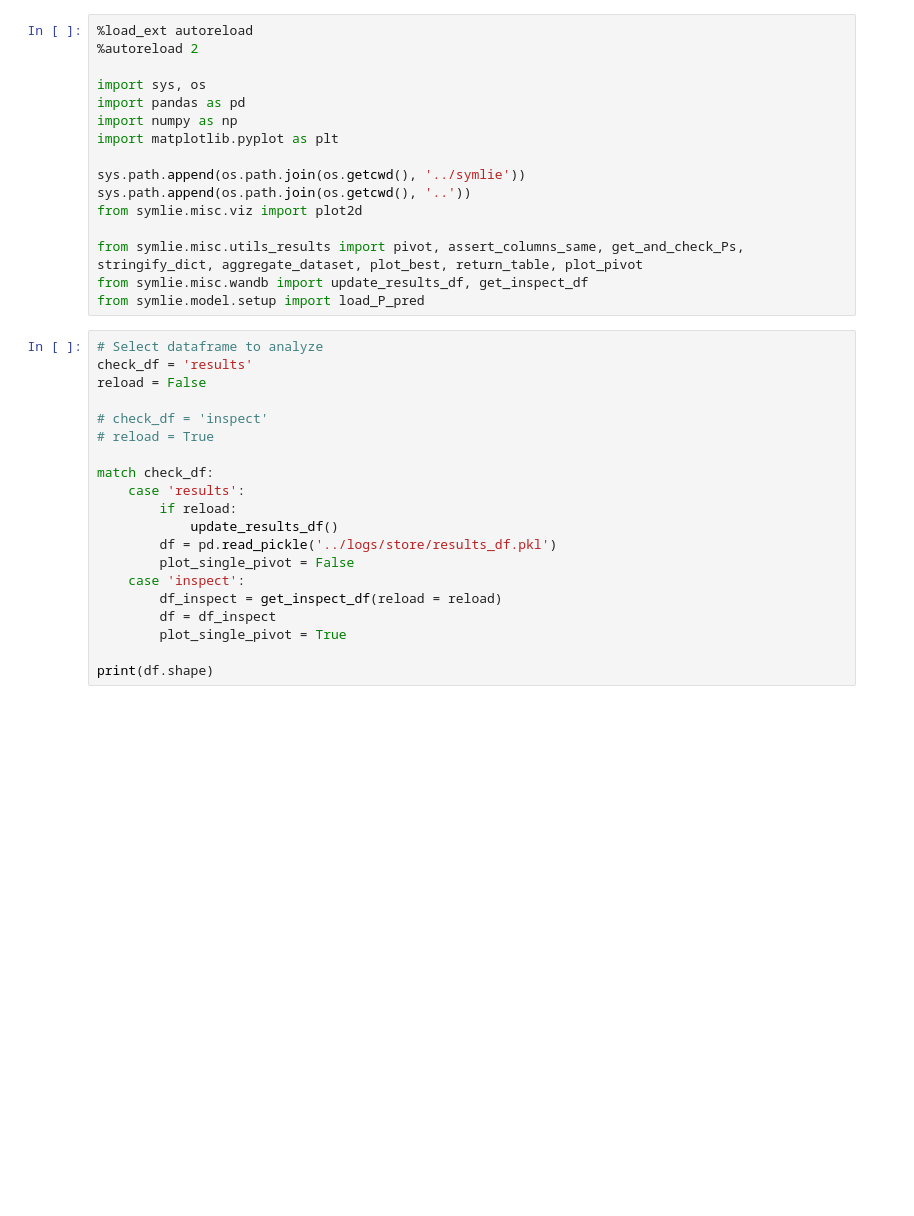
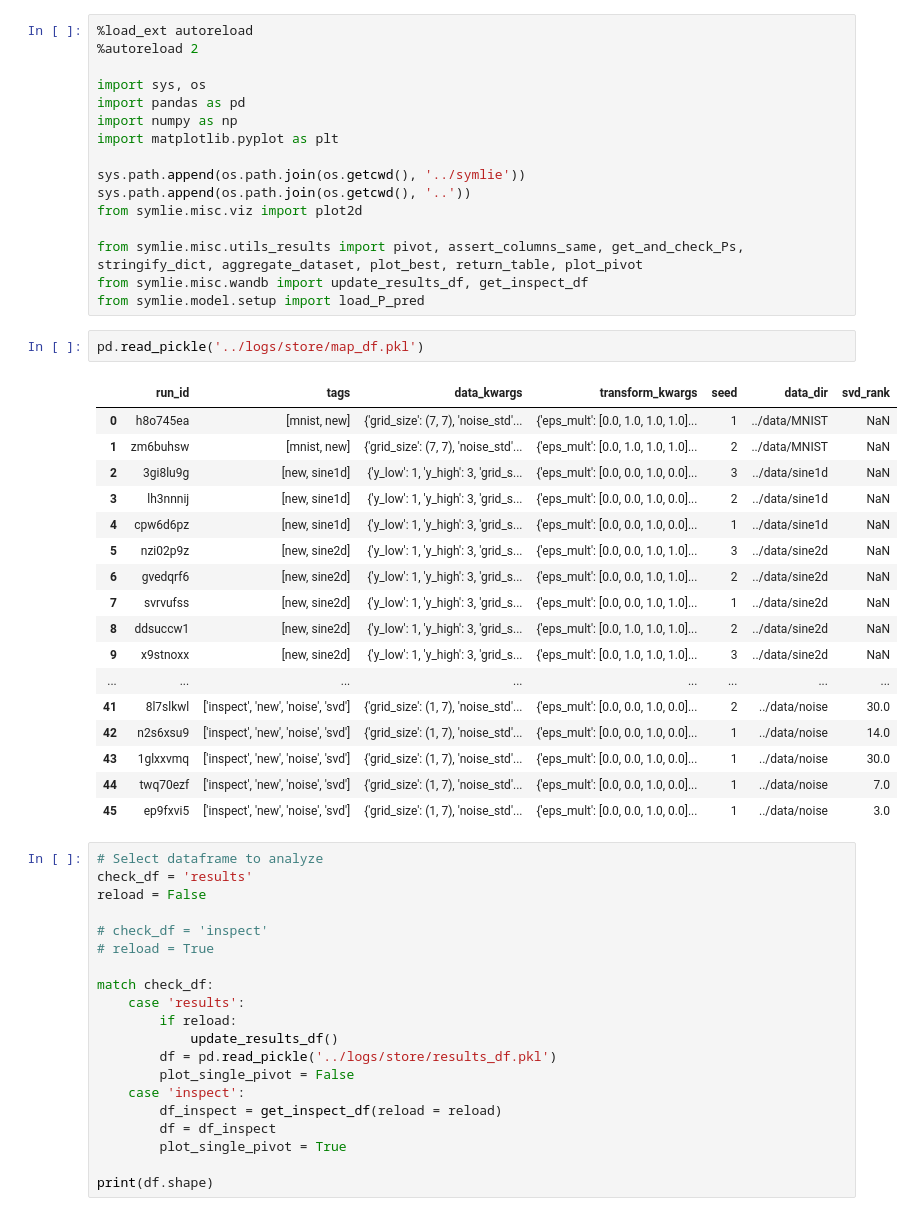
Before and after one commit to elidub/SymPDE, a Jupyter notebook: notebooks_symlie/results_step12.ipynb, the cells around one changed output. Saved outputs shown, nothing was run; the diff lists cells and outputs as text; blank space fills up the shorter version.

```diff
--- a/notebooks_symlie/results_step12.ipynb
+++ b/notebooks_symlie/results_step12.ipynb
@@ -14,6 +14,26 @@ from symlie.misc.viz import plot2d
 from symlie.misc.utils_results import pivot, assert_columns_same, get_and_check_Ps, stringify_dict, aggregate_dataset, plot_best, return_table, plot_pivot
 from symlie.misc.wandb import update_results_df, get_inspect_df
 from symlie.model.setup import load_P_pred
+# %%
+pd.read_pickle('../logs/store/map_df.pkl')
+# %% [output]
+|  | run_id | tags | data_kwargs | transform_kwargs | seed | data_dir | svd_rank |
+| 0 | h8o745ea | [mnist, new] | {'grid_size': (7, 7), 'noise_std'... | {'eps_mult': [0.0, 1.0, 1.0, 1.0]... | 1 | ../data/MNIST | NaN |
+| 1 | zm6buhsw | [mnist, new] | {'grid_size': (7, 7), 'noise_std'... | {'eps_mult': [0.0, 1.0, 1.0, 1.0]... | 2 | ../data/MNIST | NaN |
+| 2 | 3gi8lu9g | [new, sine1d] | {'y_low': 1, 'y_high': 3, 'grid_s... | {'eps_mult': [0.0, 0.0, 1.0, 0.0]... | 3 | ../data/sine1d | NaN |
+| 3 | lh3nnnij | [new, sine1d] | {'y_low': 1, 'y_high': 3, 'grid_s... | {'eps_mult': [0.0, 0.0, 1.0, 0.0]... | 2 | ../data/sine1d | NaN |
+| 4 | cpw6d6pz | [new, sine1d] | {'y_low': 1, 'y_high': 3, 'grid_s... | {'eps_mult': [0.0, 0.0, 1.0, 0.0]... | 1 | ../data/sine1d | NaN |
+| 5 | nzi02p9z | [new, sine2d] | {'y_low': 1, 'y_high': 3, 'grid_s... | {'eps_mult': [0.0, 0.0, 1.0, 1.0]... | 3 | ../data/sine2d | NaN |
+| 6 | gvedqrf6 | [new, sine2d] | {'y_low': 1, 'y_high': 3, 'grid_s... | {'eps_mult': [0.0, 0.0, 1.0, 1.0]... | 2 | ../data/sine2d | NaN |
+| 7 | svrvufss | [new, sine2d] | {'y_low': 1, 'y_high': 3, 'grid_s... | {'eps_mult': [0.0, 0.0, 1.0, 1.0]... | 1 | ../data/sine2d | NaN |
+| 8 | ddsuccw1 | [new, sine2d] | {'y_low': 1, 'y_high': 3, 'grid_s... | {'eps_mult': [0.0, 1.0, 1.0, 1.0]... | 2 | ../data/sine2d | NaN |
+| 9 | x9stnoxx | [new, sine2d] | {'y_low': 1, 'y_high': 3, 'grid_s... | {'eps_mult': [0.0, 1.0, 1.0, 1.0]... | 3 | ../data/sine2d | NaN |
+| ... | ... | ... | ... | ... | ... | ... | ... |
+| 41 | 8l7slkwl | ['inspect', 'new', 'noise', 'svd'] | {'grid_size': (1, 7), 'noise_std'... | {'eps_mult': [0.0, 0.0, 1.0, 0.0]... | 2 | ../data/noise | 30.0 |
+| 42 | n2s6xsu9 | ['inspect', 'new', 'noise', 'svd'] | {'grid_size': (1, 7), 'noise_std'... | {'eps_mult': [0.0, 0.0, 1.0, 0.0]... | 1 | ../data/noise | 14.0 |
+| 43 | 1glxxvmq | ['inspect', 'new', 'noise', 'svd'] | {'grid_size': (1, 7), 'noise_std'... | {'eps_mult': [0.0, 0.0, 1.0, 0.0]... | 1 | ../data/noise | 30.0 |
+| 44 | twq70ezf | ['inspect', 'new', 'noise', 'svd'] | {'grid_size': (1, 7), 'noise_std'... | {'eps_mult': [0.0, 0.0, 1.0, 0.0]... | 1 | ../data/noise | 7.0 |
+| 45 | ep9fxvi5 | ['inspect', 'new', 'noise', 'svd'] | {'grid_size': (1, 7), 'noise_std'... | {'eps_mult': [0.0, 0.0, 1.0, 0.0]... | 1 | ../data/noise | 3.0 |
 # %%
 # Select dataframe to analyze
 check_df = 'results'
```
Also changed, not shown: 9 other files.
